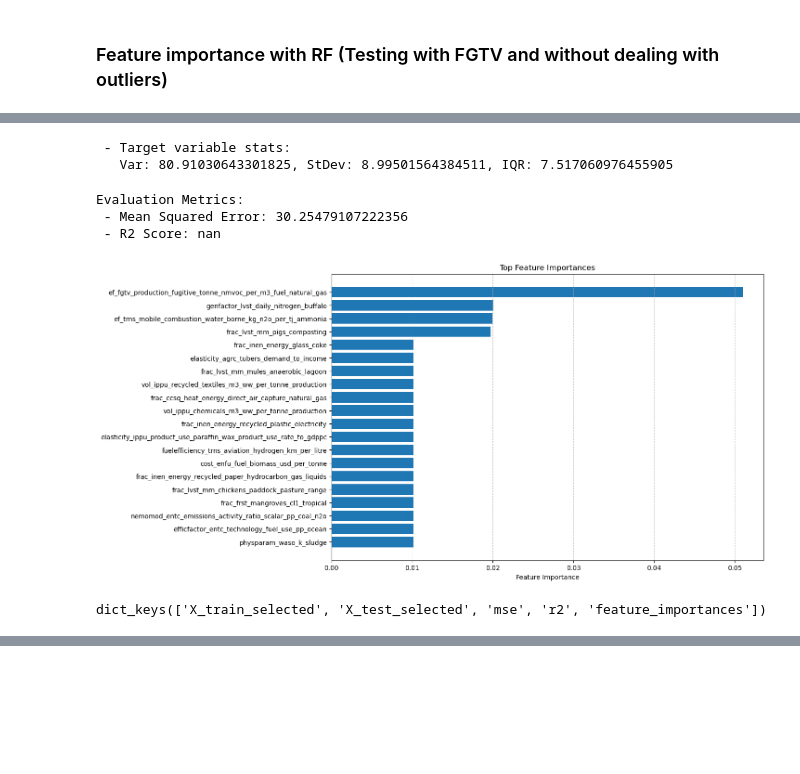
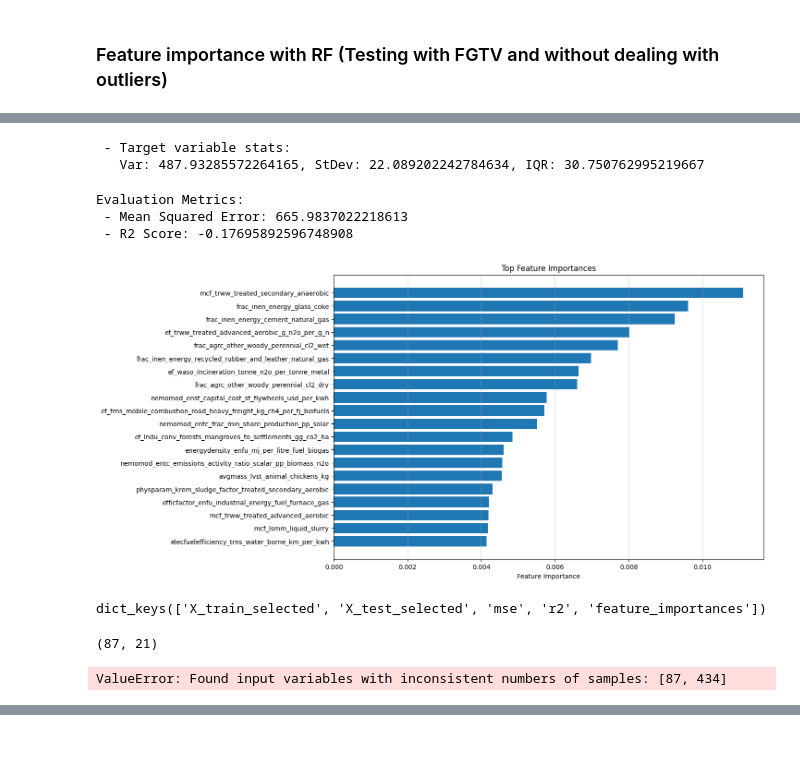
Before and after one commit to JuanRobledo12/sensitivity_analysis, a Jupyter notebook: RF_model_draft.ipynb, the cells around one changed output, grey strips where cells are left out. Saved outputs shown, nothing was run; the diff lists cells and outputs as text; code cells hidden in the pictures; blank space fills up the shorter version.

```diff
--- a/RF_model_draft.ipynb
+++ b/RF_model_draft.ipynb
@@ -245,16 +254,25 @@ print(X.shape, y.shape)
 # %%
-from utils.utils import FeatureImportanceRF
+from utils.utils import TreeRegressionModels
 
-feature_importance_rd = FeatureImportanceRF(X, y)
+feature_importance_rd = TreeRegressionModels(X, y, threshold=0.004)
 results_dict = feature_importance_rd.run_feature_selector()
 # %% [output]
  - Target variable stats:
-   Var: 80.91030643301825, StDev: 8.99501564384511, IQR: 7.517060976455905
+   Var: 487.93285572264165, StDev: 22.089202242784634, IQR: 30.750762995219667
 Evaluation Metrics:
- - Mean Squared Error: 30.25479107222356
- - R2 Score: nan
+ - Mean Squared Error: 665.9837022218613
+ - R2 Score: -0.17695892596748908
-[figure, old version]
+[figure, new version]
 # %%
 results_dict.keys()
 # %% [output]
 dict_keys(['X_train_selected', 'X_test_selected', 'mse', 'r2', 'feature_importances'])
+# %%
+X_train_selected = results_dict['X_test_selected']
+X_train_selected.shape
+# %% [output]
+(87, 21)
+# %%
+feature_importance_rd.hyperparameter_tuning_rf(X_train_selected, y)
+# %% [output]
+ValueError: Found input variables with inconsistent numbers of samples: [87, 434]
```
Also changed, not shown: parts of 25 cells of this notebook, 3 other files.
